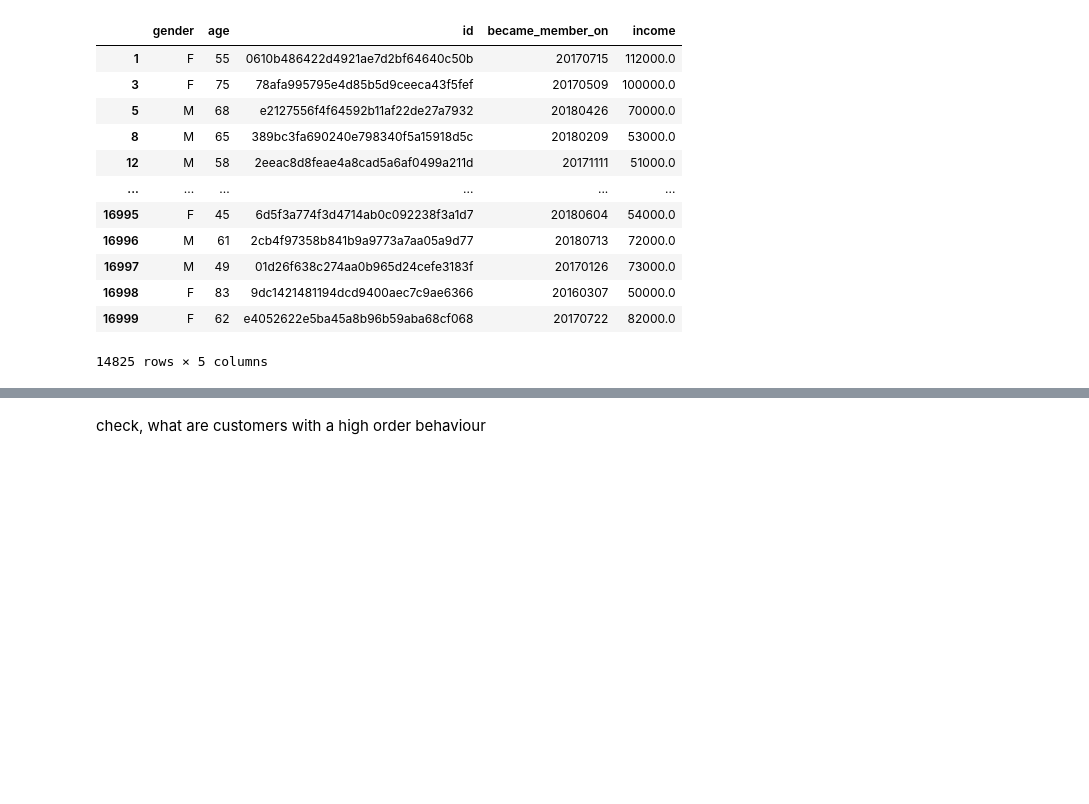
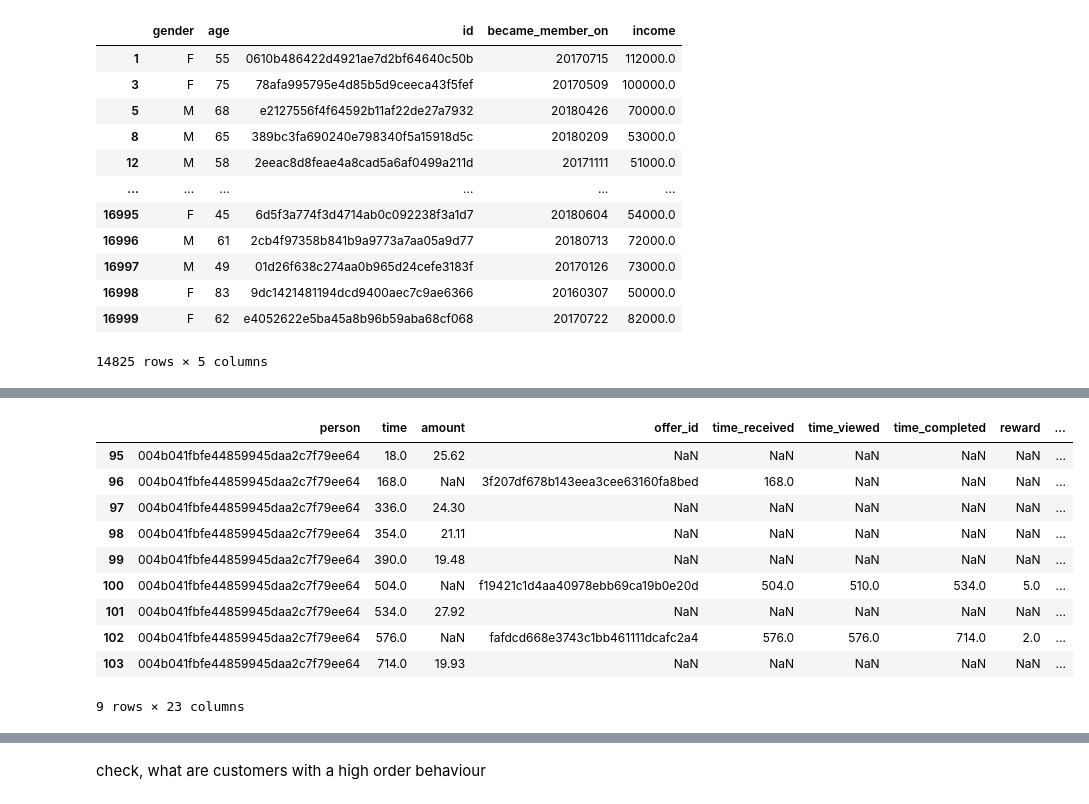
Before and after one commit to udacityML/capstone_starbucks, a Jupyter notebook: Starbucks_Capstone_preprocessing.ipynb, the cells around one changed output, grey strips where cells are left out. Cells and saved outputs as stored; diff of their text form; code cells hidden in the pictures; blank space fills up the shorter version.

```diff
--- a/Starbucks_Capstone_preprocessing.ipynb
+++ b/Starbucks_Capstone_preprocessing.ipynb
@@ -807,7 +810,7 @@ profile
 # %%
 base_time = profile['became_member_on'].min()
 profile['member_since_month'] = profile.apply(lambda x:month_diff(x['became_member_on'],base_time),axis = 1)
-profile.drop(['became_member_on','gender'],axis=1,inplace=True)
+profile.drop(['became_member_on'],axis=1,inplace=True)
 # %%
 merge_orig_view_3 = pd.merge(merge_orig_view_2,
         profile,
@@ -818,0 +824,2 @@ transactions =  merge_orig_view_3
+# %%
+transactions = transactions[transactions['gender'].isnull()==False]
@@ -821,2 +851,16 @@ transactions.to_csv('transactions.csv',index=False)
+# %%
+transactions[transactions['person']=='004b041fbfe44859945daa2c7f79ee64']
+# %% [output]
+|  | person | time | amount | offer_id | time_received | time_viewed | time_completed | reward | ... |
+| 95 | 004b041fbfe44859945daa2c7f79ee64 | 18.0 | 25.62 | NaN | NaN | NaN | NaN | NaN | ... |
+| 96 | 004b041fbfe44859945daa2c7f79ee64 | 168.0 | NaN | 3f207df678b143eea3cee63160fa8bed | 168.0 | NaN | NaN | NaN | ... |
+| 97 | 004b041fbfe44859945daa2c7f79ee64 | 336.0 | 24.30 | NaN | NaN | NaN | NaN | NaN | ... |
+| 98 | 004b041fbfe44859945daa2c7f79ee64 | 354.0 | 21.11 | NaN | NaN | NaN | NaN | NaN | ... |
+| 99 | 004b041fbfe44859945daa2c7f79ee64 | 390.0 | 19.48 | NaN | NaN | NaN | NaN | NaN | ... |
+| 100 | 004b041fbfe44859945daa2c7f79ee64 | 504.0 | NaN | f19421c1d4aa40978ebb69ca19b0e20d | 504.0 | 510.0 | 534.0 | 5.0 | ... |
+| 101 | 004b041fbfe44859945daa2c7f79ee64 | 534.0 | 27.92 | NaN | NaN | NaN | NaN | NaN | ... |
+| 102 | 004b041fbfe44859945daa2c7f79ee64 | 576.0 | NaN | fafdcd668e3743c1bb461111dcafc2a4 | 576.0 | 576.0 | 714.0 | 2.0 | ... |
+| 103 | 004b041fbfe44859945daa2c7f79ee64 | 714.0 | 19.93 | NaN | NaN | NaN | NaN | NaN | ... |
+9 rows × 23 columns
 # %%
 transcript[transcript['person']=='00116118485d4dfda04fdbaba9a87b5c']
```
Also changed, not shown: parts of 12 cells of this notebook, 1 other file.
